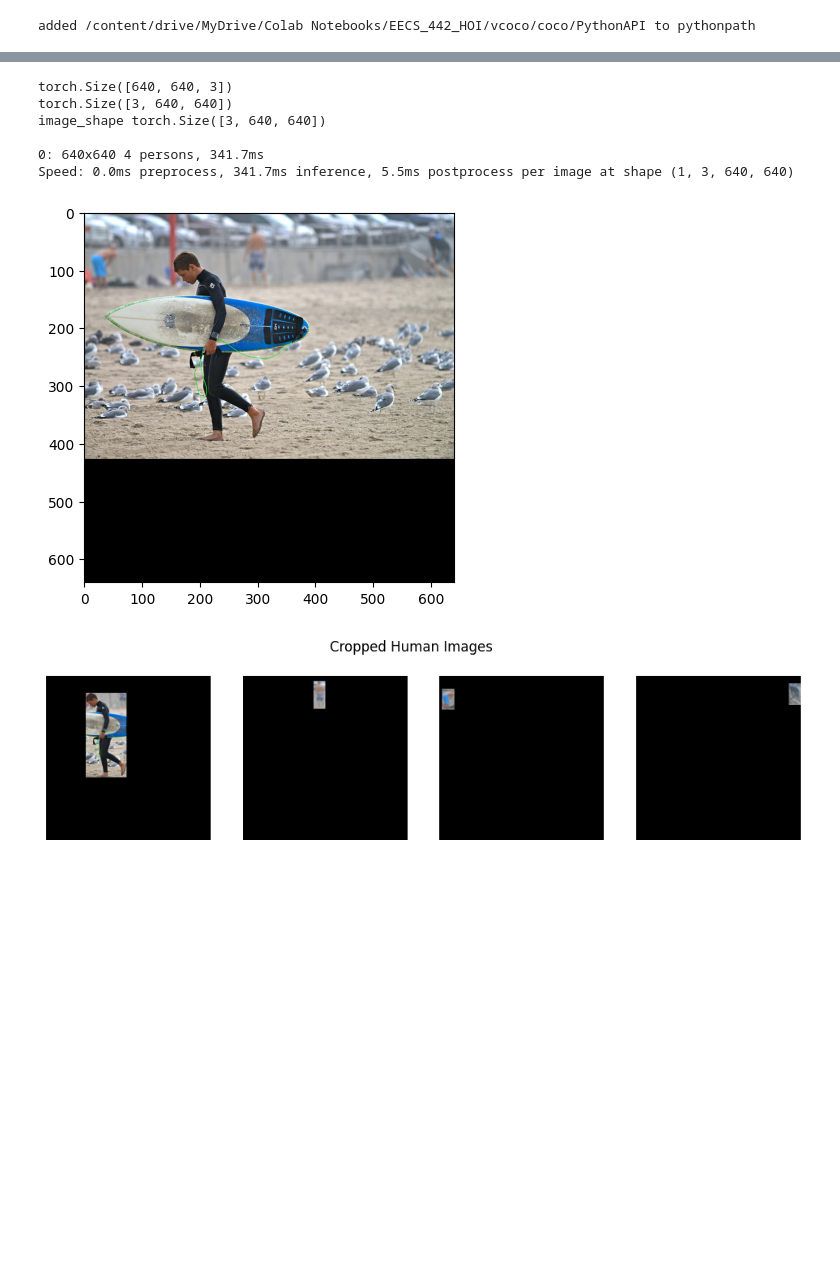
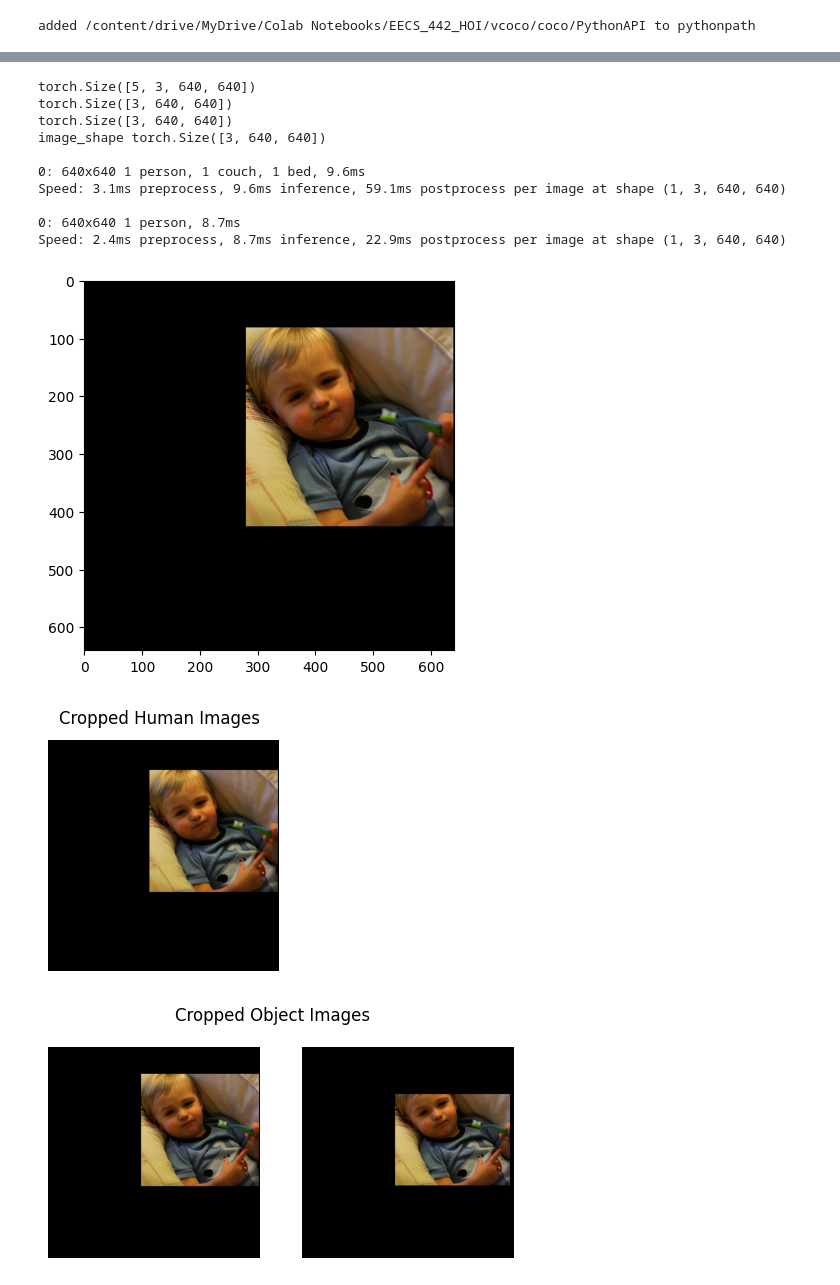
Before and after one commit to MultyXu/EECS_442_HOI, a Jupyter notebook: main.ipynb, the cells around one changed output, grey strips where cells are left out. Cells and saved outputs as stored; diff of their text form; code cells hidden in the pictures; blank space fills up the shorter version.

Commit message:
debug NN and trainer

```diff
--- a/main.ipynb
+++ b/main.ipynb
@@ -48,5 +30,5 @@ import torch
 # %% [output]
 added /content/drive/MyDrive/Colab Notebooks/EECS_442_HOI/vcoco/coco/PythonAPI to pythonpath
 # %%
-train_loader = get_train_val_test_loaders(5)
+train_loader, test_loader = get_train_val_test_loaders(5)
 # %% [output]
@@ -60,13 +41,15 @@ load hold 1 / 26
 # %%
 # visualize some data
 # load ith batch to varialbe X and y
-for i ,(X, y) in enumerate(train_loader):
+for i ,(X, y) in enumerate(test_loader):
   # print(X.shape)
   # print(y.shape)
   # plt.imshow(X)
   # print(X[0])
+  print(y)
+  y = (y * 640).int()
   if i < 10:
     plt.figure()
-    plt.imshow(X[0].int())
+    plt.imshow(X[0].permute(1,2,0))
     plt.plot(y[0][0], y[0][1], marker='.', markersize=20)
 # %% [output]
@@ -88,30 +94,41 @@ def display_images(image_list, title):
     else:
         print(f"No {title.lower()} images to display.")
 # %%
+from os import pipe
 import pipeline
 for i ,(X, y) in enumerate(train_loader):
-  if i == 0:
-    plt.imshow(X[0].int())
+  if i == 6:
+    print(X.shape)
+    plt.imshow(X[0].permute(1,2,0)) # convert to 640x640x3
     print(X[0].shape)
-    input = X[0].permute(2,0,1) # convert to 3x640x640
+    input = X[0]
     # input = input.reshape(1, input.shape[0], input.shape[1], input.shape[2])
     print(input.shape)
-    cropped_human, cropped_objects, id_objects = pipeline.extract_human_object(input / 255)
+    cropped_human, cropped_objects, _ , _ , id_objects = pipeline.extract_human_object(input)
 
     # Display cropped human images
     display_images(cropped_human, "Cropped Human Images")
 
     # Display cropped object images
     display_images(cropped_objects, "Cropped Object Images")
-    # plt.figure()
-    # plt.imshow(X[0].int())
-    # plt.plot(y[0][0], y[0][1], marker='.', markersize=20)
+
+    print(cropped_human[0].shape)
+
+    # return a list of feature from layer 3 and 4
+    print(torch.max(cropped_human[0]))
+    feature = pipeline.extract_feature(X)
+    print(feature['layer4'].shape)
 # %% [output]
-torch.Size([640, 640, 3])
+torch.Size([5, 3, 640, 640])
+torch.Size([3, 640, 640])
 torch.Size([3, 640, 640])
 image_shape torch.Size([3, 640, 640])
 
-0: 640x640 4 persons, 341.7ms
-Speed: 0.0ms preprocess, 341.7ms inference, 5.5ms postprocess per image at shape (1, 3, 640, 640)
+0: 640x640 1 person, 1 couch, 1 bed, 9.6ms
+Speed: 3.1ms preprocess, 9.6ms inference, 59.1ms postprocess per image at shape (1, 3, 640, 640)
+
+0: 640x640 1 person, 8.7ms
+Speed: 2.4ms preprocess, 8.7ms inference, 22.9ms postprocess per image at shape (1, 3, 640, 640)
-[figure, old version]
+[figure, new version]
-[figure, old version]
+[figure, new version]
+[figure, added]
```
Also changed, not shown: parts of 12 cells of this notebook, 11 other files.
